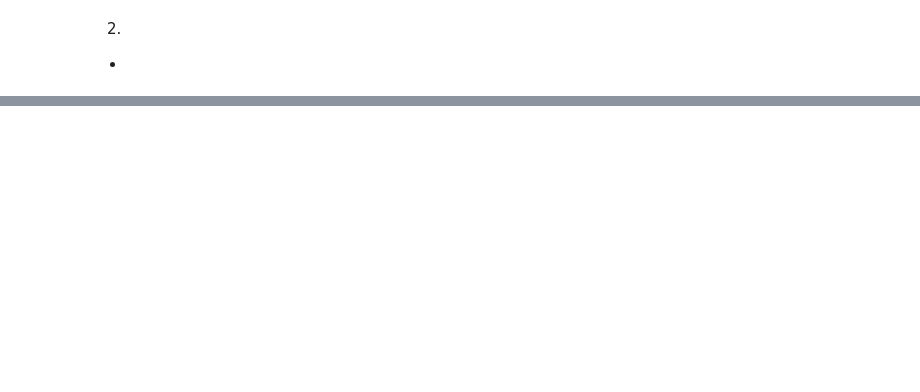
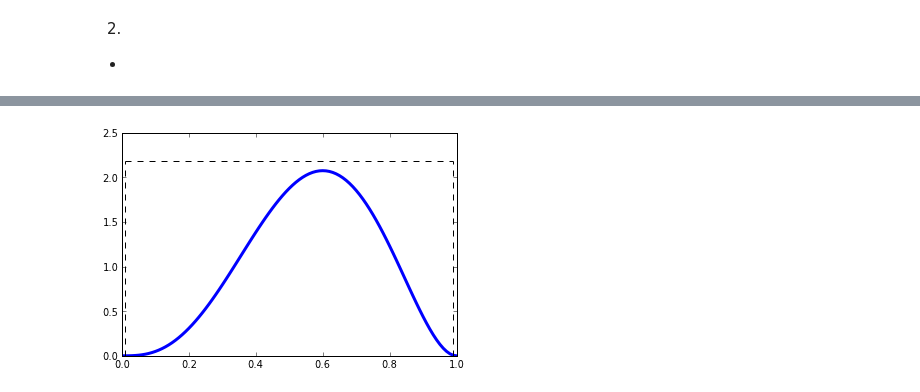
Before and after one commit to kreyno10/PHYS202-S13, a Jupyter notebook: Week8/MC Simulation Ex 7.ipynb, the cells around one changed output, grey strips where cells are left out. Saved outputs shown, nothing was run; the diff lists cells and outputs as text; code cells hidden in the pictures; blank space fills up the shorter version.

```diff
--- a/Week8/MC Simulation Ex 7.ipynb
+++ b/Week8/MC Simulation Ex 7.ipynb
@@ -32,0 +38,16 @@ Object `math.inverse` not found.
+# %%
+xmin = 0.01
+xmax = .99
+subx = x[logical_and((x> xmin), (x<xmax))]
+ymax = max(f(subx))*1.05
+ymin = 0.
+
+myplot = plot(x, f(x), lw=3)
+
+plot([xmin,xmin], [ymin, ymax], color='k', linestyle='--')
+plot([xmax,xmax], [ymin, ymax], color='k', linestyle='--')
+plot([xmin,xmax], [ymax, ymax], color='k', linestyle='--')
+
+show()
+# %% [output]
+[figure, added]
```
Also changed, not shown: parts of 7 cells of this notebook, 1 other file.
